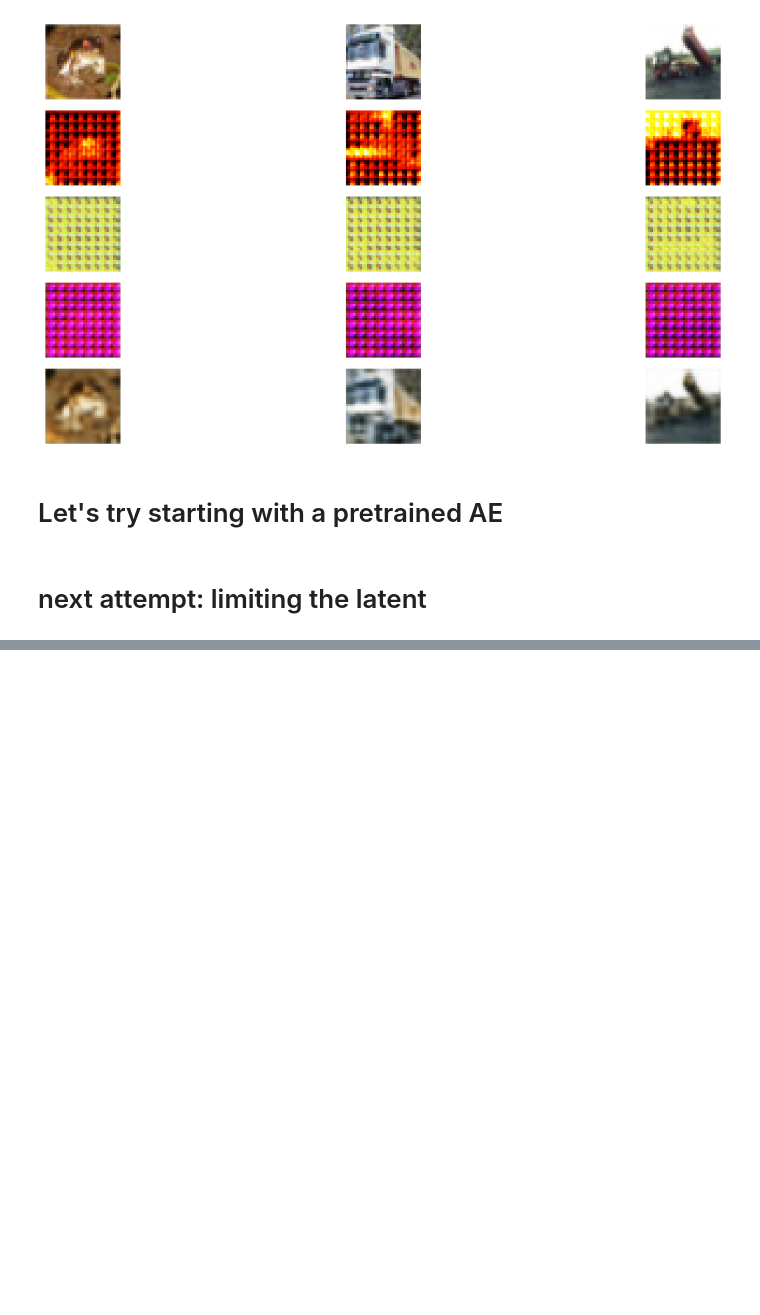
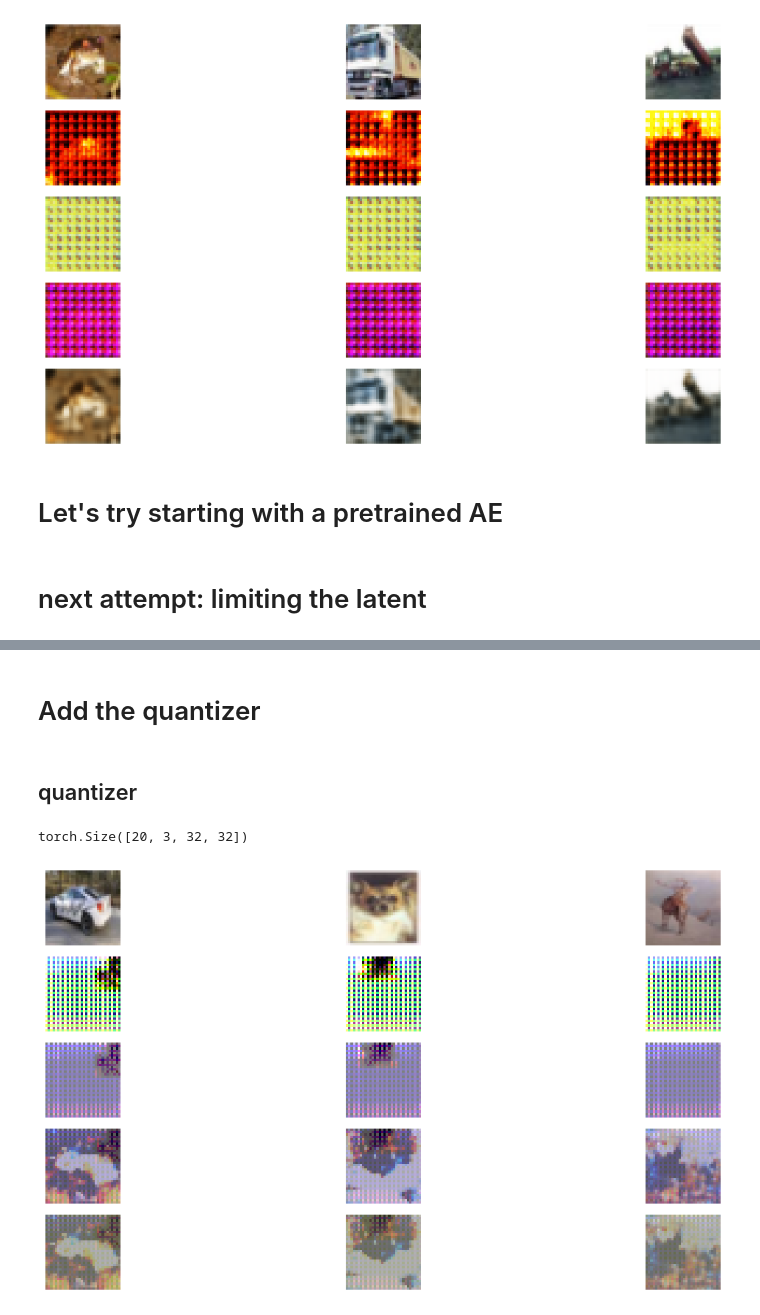
Before and after one commit to nadavo11/Autoencoder-Conv-RNN-Remote-Deep-Inference, a Jupyter notebook: Autoencoder-Conv-RNN-Remote-Deep-Inference.ipynb, the cells around one changed output, grey strips where cells are left out. Cells and saved outputs as stored; diff of their text form; code cells hidden in the pictures; blank space fills up the shorter version.

Commit message:
Quantizer added, training in progress 🔥

```diff
--- a/Autoencoder-Conv-RNN-Remote-Deep-Inference.ipynb
+++ b/Autoencoder-Conv-RNN-Remote-Deep-Inference.ipynb
@@ -654,2 +718,23 @@ Epoch: 26       Training Loss: 11.020450
 # %%
 torch.save(model, f'model_fc.pth')
+# %% [markdown]
+# Add the quantizer
+# %% [markdown]
+## quantizer
+# %%
+class STEFunction(torch.autograd.Function):
+    @staticmethod
+    def forward(ctx, input):
+        return (input > 0).float()
+
+    @staticmethod
+    def backward(ctx, grad_output):
+        return F.hardtanh(grad_output)
+
+class StraightThroughEstimator(nn.Module):
+    def __init__(self):
+        super(StraightThroughEstimator, self).__init__()
+
+    def forward(self, x):
+        x = STEFunction.apply(x)
+        return x
@@ -655,0 +845,5 @@ torch.save(model, f'model_fc.pth')
+# %%
+show_residuals(modelQ,dataiter,shuffle=True)
+# %% [output]
+torch.Size([20, 3, 32, 32])
+[figure, added]
```
Also changed, not shown: parts of 13 cells of this notebook.
